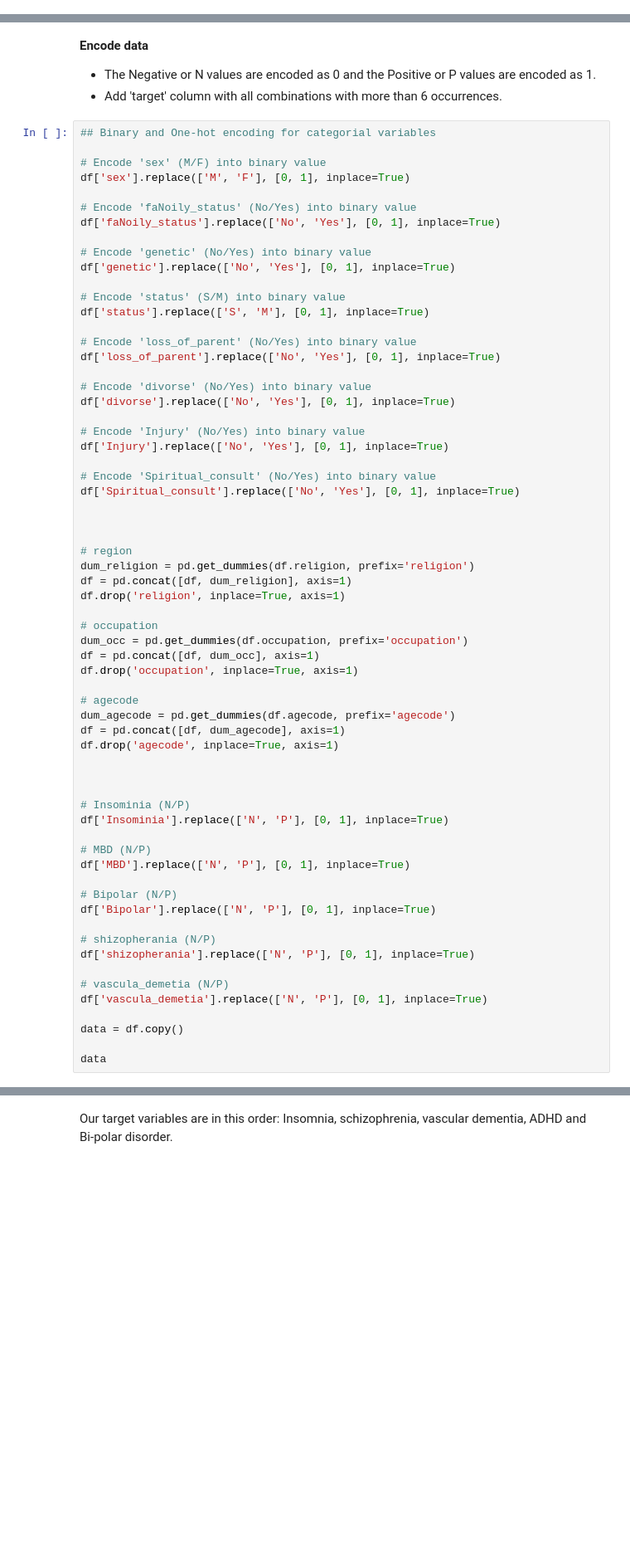
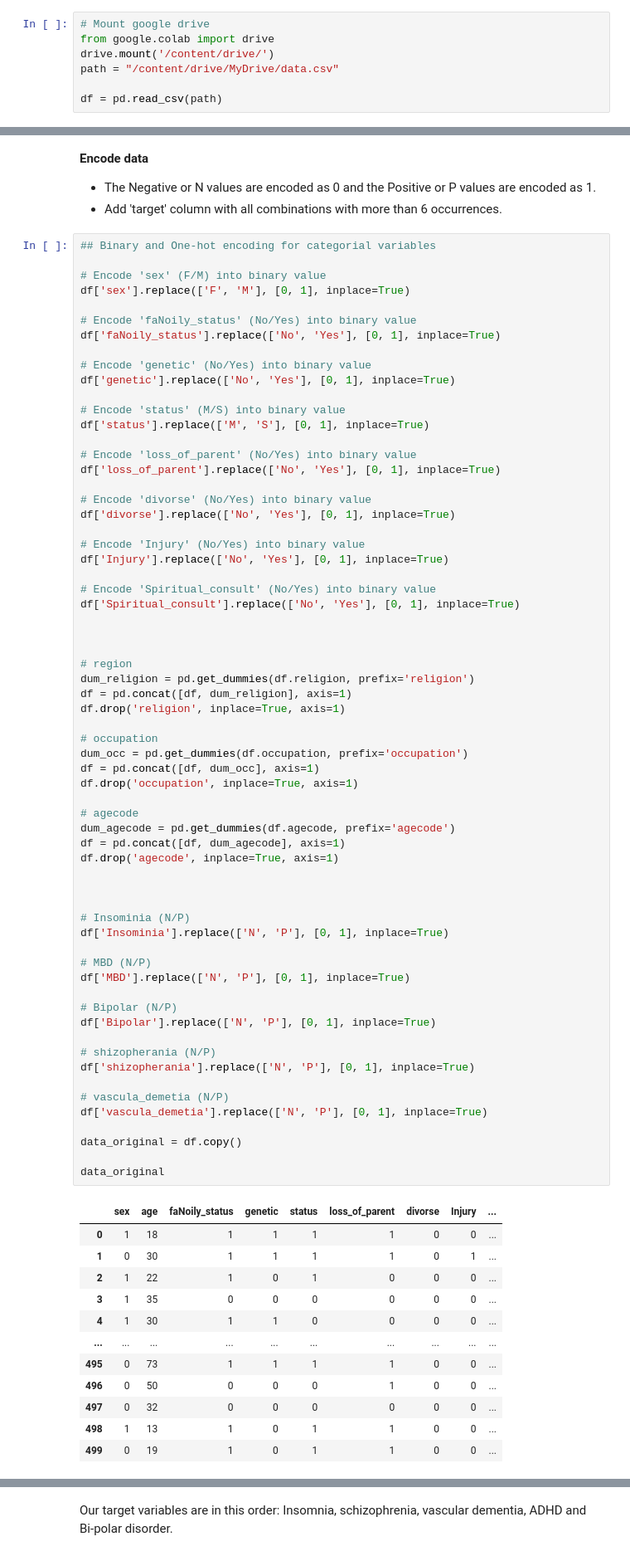
Before and after one commit to UIUC-CS598-S23-TEAM139/23Spring-CS598-Final-Project, a Jupyter notebook: psychotic_disorder_classification.ipynb, the cells around one changed output, grey strips where cells are left out. Shown: that part at 83% size. Cells and saved outputs as stored; diff of their text form; blank space fills up the shorter version.

```diff
--- a/psychotic_disorder_classification.ipynb
+++ b/psychotic_disorder_classification.ipynb
@@ -78,0 +73,7 @@ df = pd.read_csv(io.BytesIO(uploaded['data.csv']),encoding='cp1252')
+# %%
+# Mount google drive
+from google.colab import drive
+drive.mount('/content/drive/')
+path = "/content/drive/MyDrive/data.csv"
+
+df = pd.read_csv(path)
@@ -91,8 +110,8 @@ set(df['Bipolar'])
 # %%
 ## Binary and One-hot encoding for categorial variables
 
-# Encode 'sex' (M/F) into binary value
-df['sex'].replace(['M', 'F'], [0, 1], inplace=True)
+# Encode 'sex' (F/M) into binary value
+df['sex'].replace(['F', 'M'], [0, 1], inplace=True)
 
 # Encode 'faNoily_status' (No/Yes) into binary value
 df['faNoily_status'].replace(['No', 'Yes'], [0, 1], inplace=True)
@@ -100,8 +119,8 @@ df['faNoily_status'].replace(['No', 'Yes'], [0, 1], inplace=True)
 # Encode 'genetic' (No/Yes) into binary value
 df['genetic'].replace(['No', 'Yes'], [0, 1], inplace=True)
 
-# Encode 'status' (S/M) into binary value
-df['status'].replace(['S', 'M'], [0, 1], inplace=True)
+# Encode 'status' (M/S) into binary value
+df['status'].replace(['M', 'S'], [0, 1], inplace=True)
 
 # Encode 'loss_of_parent' (No/Yes) into binary value
 df['loss_of_parent'].replace(['No', 'Yes'], [0, 1], inplace=True)
@@ -123,32 +142,45 @@ df = pd.concat([df, dum_religion], axis=1)
 df.drop('religion', inplace=True, axis=1)
 
 # occupation
 dum_occ = pd.get_dummies(df.occupation, prefix='occupation')
 df = pd.concat([df, dum_occ], axis=1)
 df.drop('occupation', inplace=True, axis=1)
 
 # agecode
 dum_agecode = pd.get_dummies(df.agecode, prefix='agecode')
 df = pd.concat([df, dum_agecode], axis=1)
 df.drop('agecode', inplace=True, axis=1)
 
 
 
 # Insominia (N/P)
 df['Insominia'].replace(['N', 'P'], [0, 1], inplace=True)
 
 # MBD (N/P)
 df['MBD'].replace(['N', 'P'], [0, 1], inplace=True)
 
 # Bipolar (N/P)
 df['Bipolar'].replace(['N', 'P'], [0, 1], inplace=True)
 
 # shizopherania (N/P)
 df['shizopherania'].replace(['N', 'P'], [0, 1], inplace=True)
 
 # vascula_demetia (N/P)
 df['vascula_demetia'].replace(['N', 'P'], [0, 1], inplace=True)
 
-data = df.copy()
+data_original = df.copy()
 
-data
+data_original
+# %% [output]
+|  | sex | age | faNoily_status | genetic | status | loss_of_parent | divorse | Injury | ... |
+| 0 | 1 | 18 | 1 | 1 | 1 | 1 | 0 | 0 | ... |
+| 1 | 0 | 30 | 1 | 1 | 1 | 1 | 0 | 1 | ... |
+| 2 | 1 | 22 | 1 | 0 | 1 | 0 | 0 | 0 | ... |
+| 3 | 1 | 35 | 0 | 0 | 0 | 0 | 0 | 0 | ... |
+| 4 | 1 | 30 | 1 | 1 | 0 | 0 | 0 | 0 | ... |
+| ... | ... | ... | ... | ... | ... | ... | ... | ... | ... |
+| 495 | 0 | 73 | 1 | 1 | 1 | 1 | 0 | 0 | ... |
+| 496 | 0 | 50 | 0 | 0 | 0 | 1 | 0 | 0 | ... |
+| 497 | 0 | 32 | 0 | 0 | 0 | 0 | 0 | 0 | ... |
+| 498 | 1 | 13 | 1 | 0 | 1 | 1 | 0 | 0 | ... |
+| 499 | 0 | 19 | 1 | 0 | 1 | 1 | 0 | 0 | ... |
```
Also changed, not shown: parts of 36 cells of this notebook.
